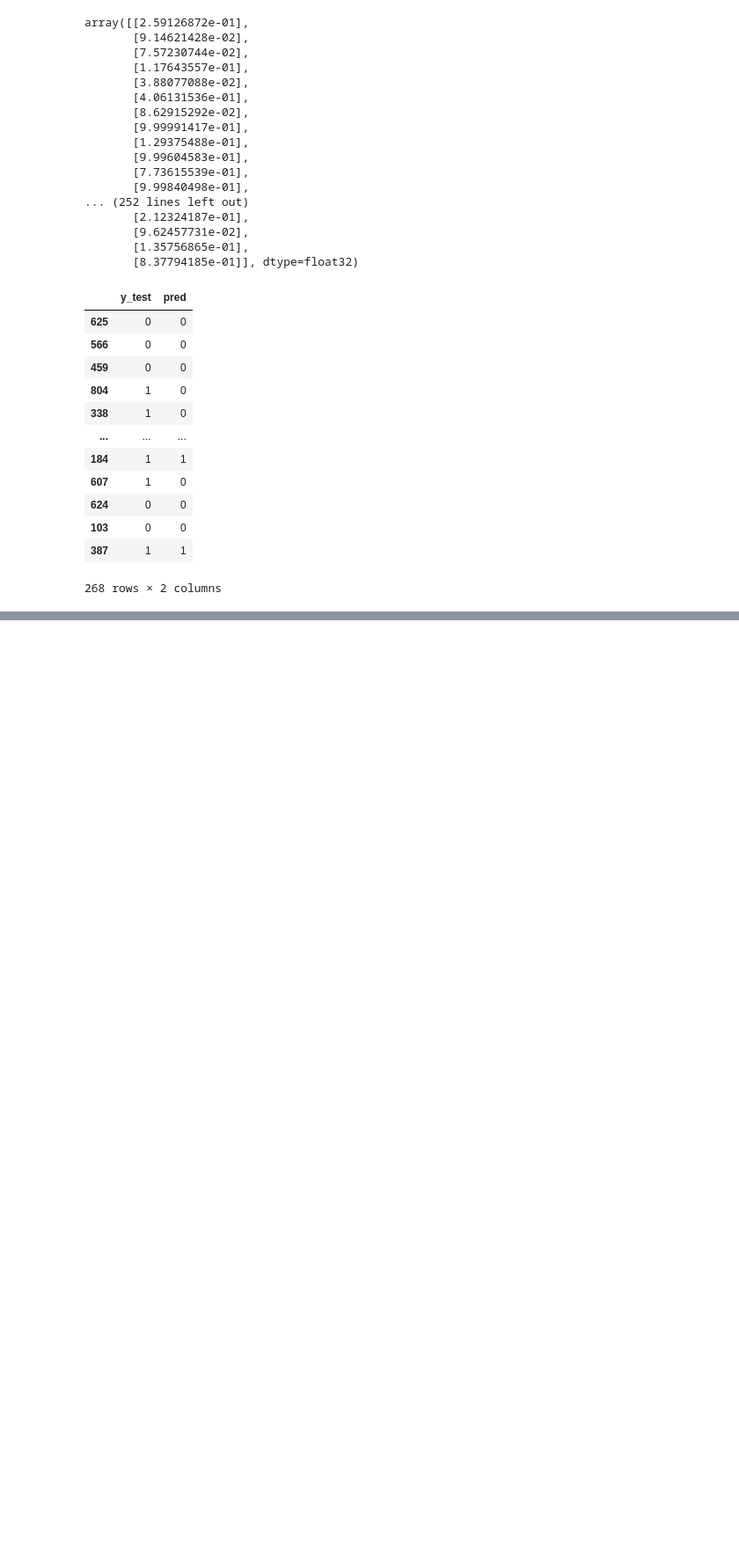
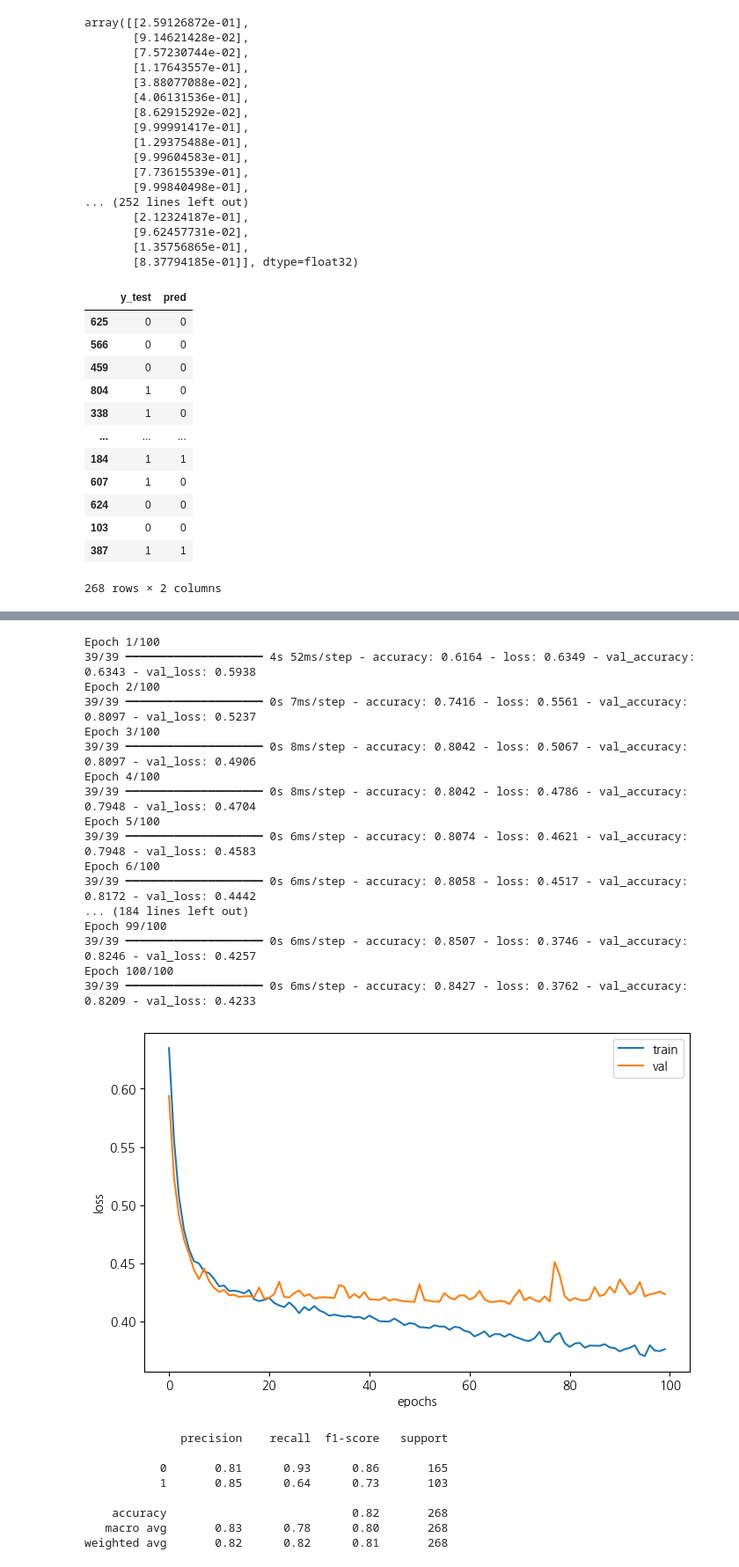
Before and after one commit to haram4th/fintech4, a Jupyter notebook: 07DeepLearning/02텐서플로우 모델 구축방법 3가지.ipynb, the cells around one changed output, grey strips where cells are left out. Shown at 88% size. Drawn from its saved outputs; the diff is of its cells as text; code cells hidden in the pictures; blank space fills up the shorter version.

```diff
--- a/07DeepLearning/02텐서플로우 모델 구축방법 3가지.ipynb
+++ b/07DeepLearning/02텐서플로우 모델 구축방법 3가지.ipynb
@@ -311,0 +331,15 @@ result
+# %%
+# 입력층
+inputs = Input(shape=(X_test_ppd.shape[1],))
+
+# 은닉층
+x = Dense(64, activation='relu')(inputs)
+x = Dense(32, activation='relu')(x)
+x = Dense(16, activation='relu')(x)
+
+# 출력층
+outputs = Dense(1, activation='sigmoid')(x)
+
+# 모델 정의
+model = Model(inputs=inputs, outputs=outputs)
+model.summary()
@@ -311,0 +366,44 @@ result
+# %%
+# 모델의 파라미터 세팅
+model.compile(loss='binary_crossentropy', optimizer='adam', metrics=['accuracy'])
+history = model.fit(X_train_ppd, y_train, epochs=100, batch_size=16,
+                   validation_data=(X_test_ppd, y_test))
+plt.figure(figsize=(8,5))
+plt.plot(history.history['loss'])
+plt.plot(history.history['val_loss'])
+plt.xlabel('epochs')
+plt.ylabel('loss')
+plt.legend(['train', 'val'])
+plt.show()
+pred = model.predict(X_test_ppd)
+pred
+result = pd.DataFrame(dict(y_test=y_test, pred=pred[:,0]))
+result['pred'] =  result['pred'].apply(lambda x: 1 if x >= 0.5 else 0)
+print(classification_report(result['y_test'], result['pred']))
+# %% [output]
+Epoch 1/100
+39/39 ━━━━━━━━━━━━━━━━━━━━ 4s 52ms/step - accuracy: 0.6164 - loss: 0.6349 - val_accuracy: 0.6343 - val_loss: 0.5938
+Epoch 2/100
+39/39 ━━━━━━━━━━━━━━━━━━━━ 0s 7ms/step - accuracy: 0.7416 - loss: 0.5561 - val_accuracy: 0.8097 - val_loss: 0.5237
+Epoch 3/100
+39/39 ━━━━━━━━━━━━━━━━━━━━ 0s 8ms/step - accuracy: 0.8042 - loss: 0.5067 - val_accuracy: 0.8097 - val_loss: 0.4906
+Epoch 4/100
+39/39 ━━━━━━━━━━━━━━━━━━━━ 0s 8ms/step - accuracy: 0.8042 - loss: 0.4786 - val_accuracy: 0.7948 - val_loss: 0.4704
+Epoch 5/100
+39/39 ━━━━━━━━━━━━━━━━━━━━ 0s 6ms/step - accuracy: 0.8074 - loss: 0.4621 - val_accuracy: 0.7948 - val_loss: 0.4583
+Epoch 6/100
+39/39 ━━━━━━━━━━━━━━━━━━━━ 0s 6ms/step - accuracy: 0.8058 - loss: 0.4517 - val_accuracy: 0.8172 - val_loss: 0.4442
+... (184 lines left out)
+Epoch 99/100
+39/39 ━━━━━━━━━━━━━━━━━━━━ 0s 6ms/step - accuracy: 0.8507 - loss: 0.3746 - val_accuracy: 0.8246 - val_loss: 0.4257
+Epoch 100/100
+39/39 ━━━━━━━━━━━━━━━━━━━━ 0s 6ms/step - accuracy: 0.8427 - loss: 0.3762 - val_accuracy: 0.8209 - val_loss: 0.4233
+[figure, added]
+              precision    recall  f1-score   support
+
+           0       0.81      0.93      0.86       165
+           1       0.85      0.64      0.73       103
+
+    accuracy                           0.82       268
+   macro avg       0.83      0.78      0.80       268
+weighted avg       0.82      0.82      0.81       268
```
Also changed, not shown: parts of 10 cells of this notebook, 1 other file.
